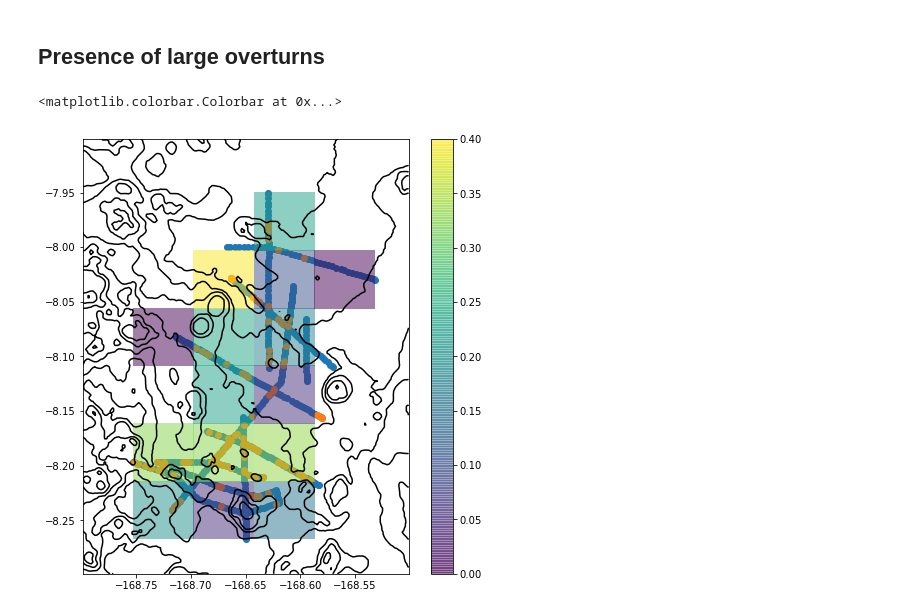
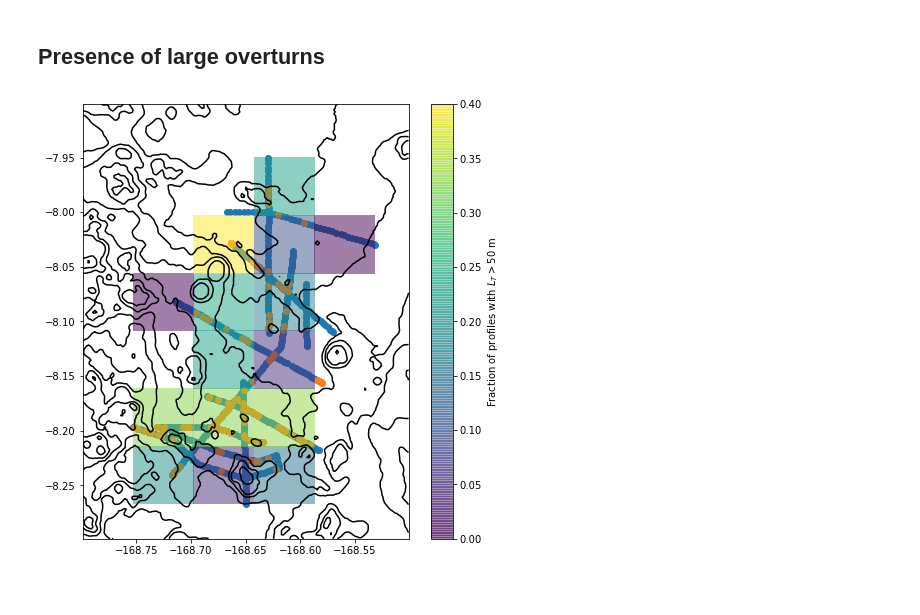
Before and after one commit to jessecusack/SP_taylor_goldstein, a Jupyter notebook: analysis/Froude_numbers.ipynb, the cells around one changed output. Cells and saved outputs as stored; diff of their text form; code cells hidden in the pictures.

```diff
--- a/analysis/Froude_numbers.ipynb
+++ b/analysis/Froude_numbers.ipynb
@@ -164,21 +164,22 @@ ax.hist(Fr, bins=np.linspace(0, 3, 25))
 # %%
 Lo = (ds.LT > 50).any(dim="z")
 
 fig, ax = plt.subplots(figsize=(8, 8))
 ax.set_aspect("equal")
 ax.contour(bathyP5.lon, bathyP5.lat, bathyP5.z, colors="k")
 ax.scatter(ds.lon, ds.lat)
 ax.scatter(ds.lon[Lo], ds.lat[Lo])
 
 binlon = np.linspace(ds.lon.min(), ds.lon.max(), 5)
 binlat = np.linspace(ds.lat.min(), ds.lat.max(), 7)
 h, _, _ = np.histogram2d(ds.lon, ds.lat, bins=[binlon, binlat], weights=Lo, density=False)
 n, _, _ = np.histogram2d(ds.lon, ds.lat, bins=[binlon, binlat], density=False)
 frac = (h/n).T
 frac[n.T < 10] = np.nan
 
 C = ax.pcolormesh(binlon, binlat, frac, alpha=0.5)
-plt.colorbar(C)
+cb = plt.colorbar(C)
+
+cb.set_label("Fraction of profiles with $L_T > 50$ m")
 # %% [output]
-<matplotlib.colorbar.Colorbar at 0x...>
-[figure, old version]
+[figure, new version]
```
Also changed, not shown: 6 other files.
